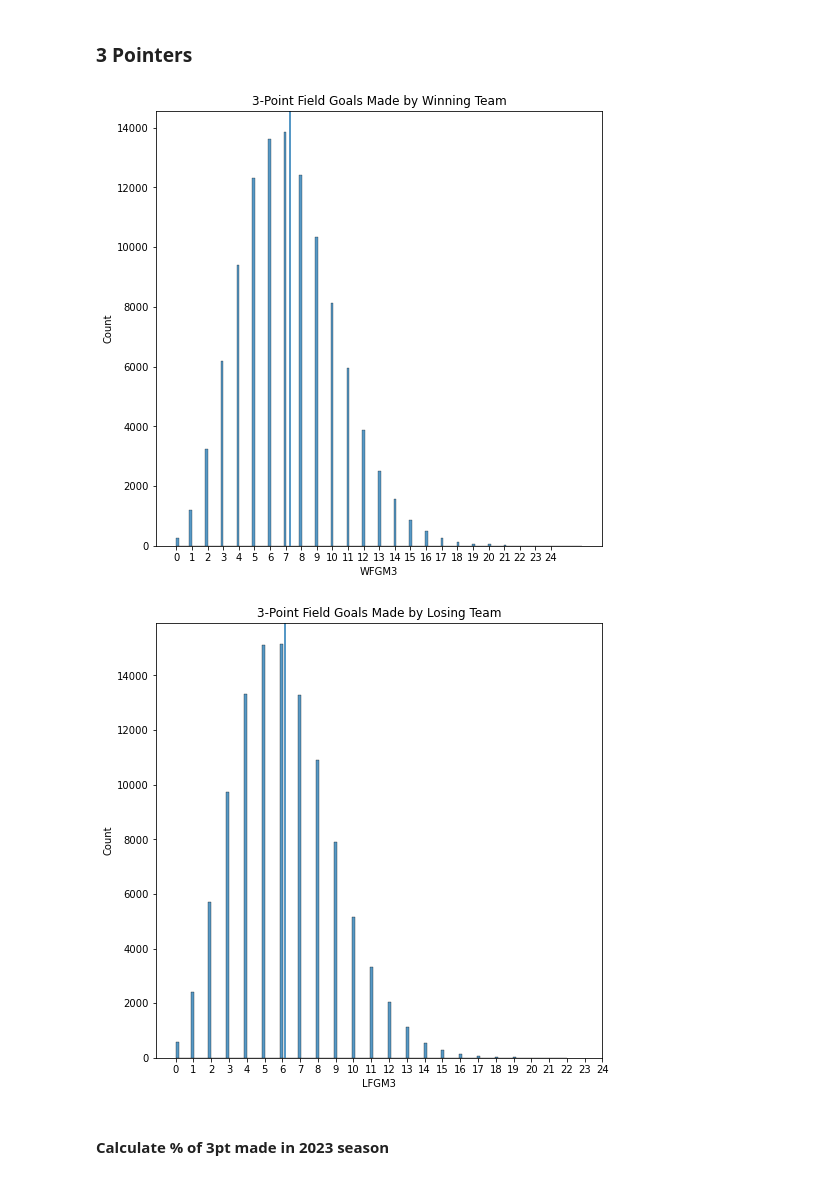
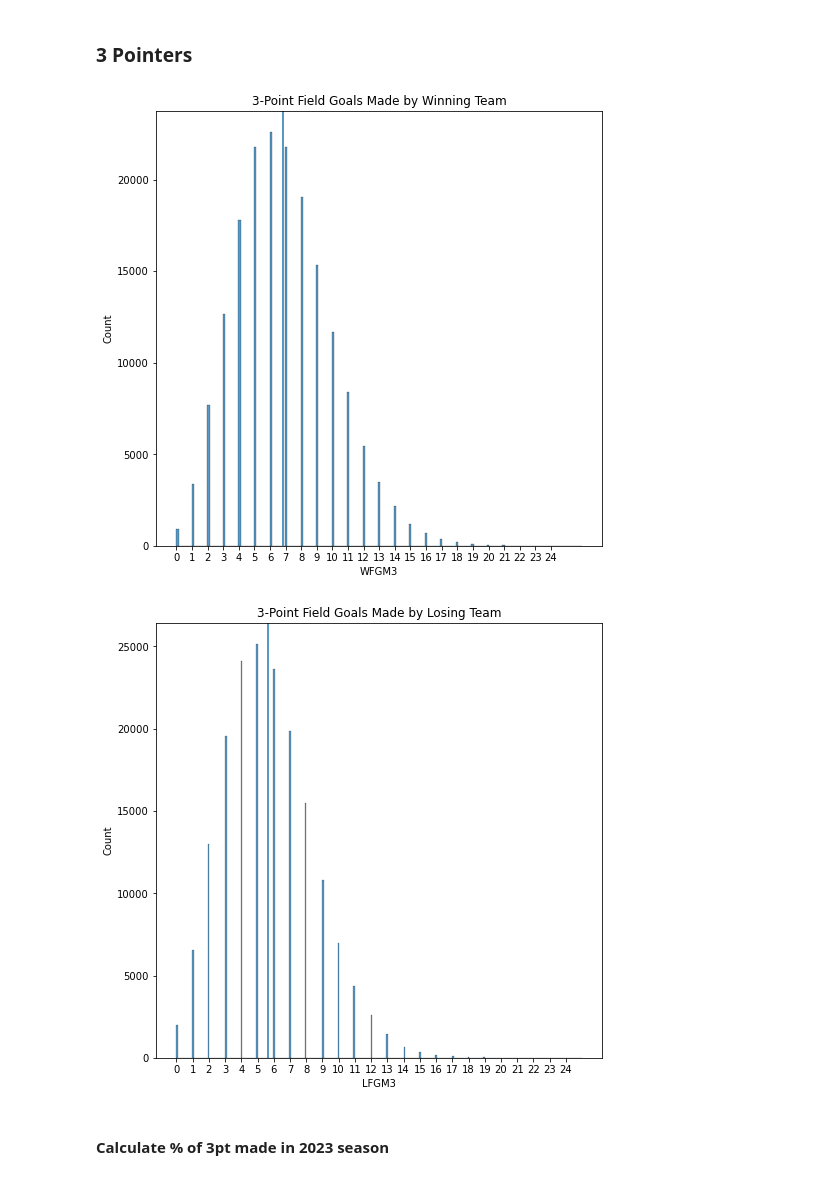
Before and after one commit to DylanBingham/March-Madness-2023, a Jupyter notebook: MM Code.ipynb, the cells around one changed output. Drawn from its saved outputs; the diff is of its cells as text; code cells hidden in the pictures.

```diff
--- a/MM Code.ipynb
+++ b/MM Code.ipynb
@@ -40,6 +40,11 @@ C:/Users/E083660/OneDrive - RSM/Kaggle\1. Dylan code\.ipynb_checkpoints\MM Code-
 # %%
 dirname = "C:/Users/E083660/OneDrive - RSM/Kaggle"
 
-df_MRegSeason = pd.read_csv(dirname+'/MRegularSeasonDetailedResults.csv')
+df_season_results = pd.concat([
+    pd.read_csv(dirname + "/MRegularSeasonDetailedResults.csv"),
+    pd.read_csv(dirname + "/WRegularSeasonDetailedResults.csv"),
+], ignore_index=True)
+
+df_season_results.drop(['NumOT', 'WLoc'], axis=1, inplace=True)
 df = pd.read_csv(dirname+'/SampleSubmission2023.csv')
 # %%
@@ -65,21 +78,21 @@ df_MRegSeason
 # %%
 plt.figure(figsize=(8,8))
 plt.xticks(ticks =np.arange(0,25,1), labels=np.arange(0,25,1))
-mean = np.mean(df_MRegSeason['WFGM3'])
-sb.histplot(df_MRegSeason['WFGM3'])
+mean = np.mean(df_season_results['WFGM3'])
+sb.histplot(df_season_results['WFGM3'])
 plt.axvline(mean)
 plt.xticks(ticks =np.arange(0,25,1), labels=np.arange(0,25,1))
 plt.title("3-Point Field Goals Made by Winning Team");
 # %% [output]
-[figure, old version]
+[figure, new version]
 # %%
 plt.figure(figsize=(8,8))
-mean = np.mean(df_MRegSeason['LFGM3'])
-sb.histplot(df_MRegSeason['LFGM3'])
+mean = np.mean(df_season_results['LFGM3'])
+sb.histplot(df_season_results['LFGM3'])
 plt.axvline(mean)
 plt.xticks(ticks =np.arange(0,25,1), labels=np.arange(0,25,1))
 plt.title("3-Point Field Goals Made by Losing Team");
 # %% [output]
-[figure, old version]
+[figure, new version]
 # %% [markdown]
 #### Calculate % of 3pt made in 2023 season
```
Also changed, not shown: parts of 66 cells of this notebook.
